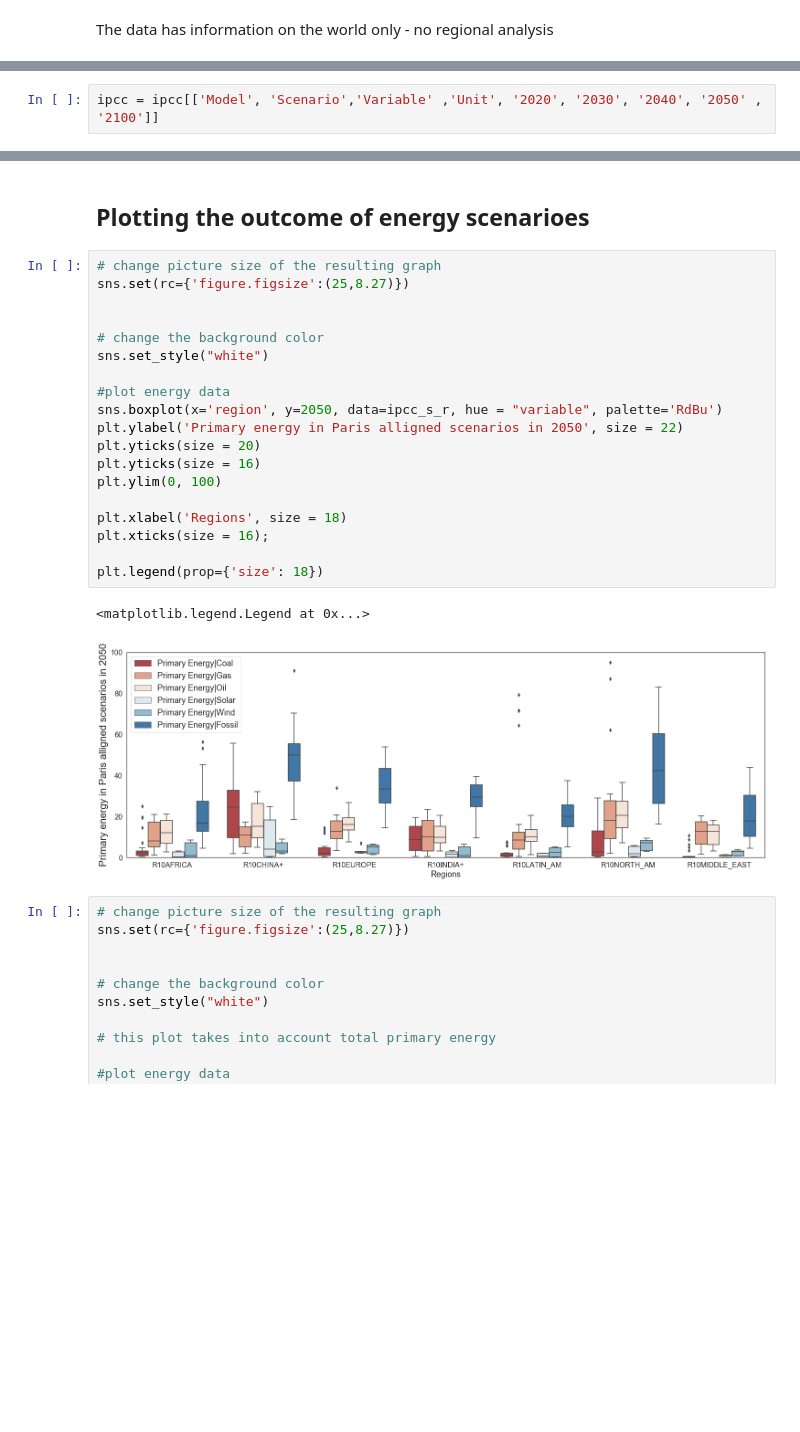
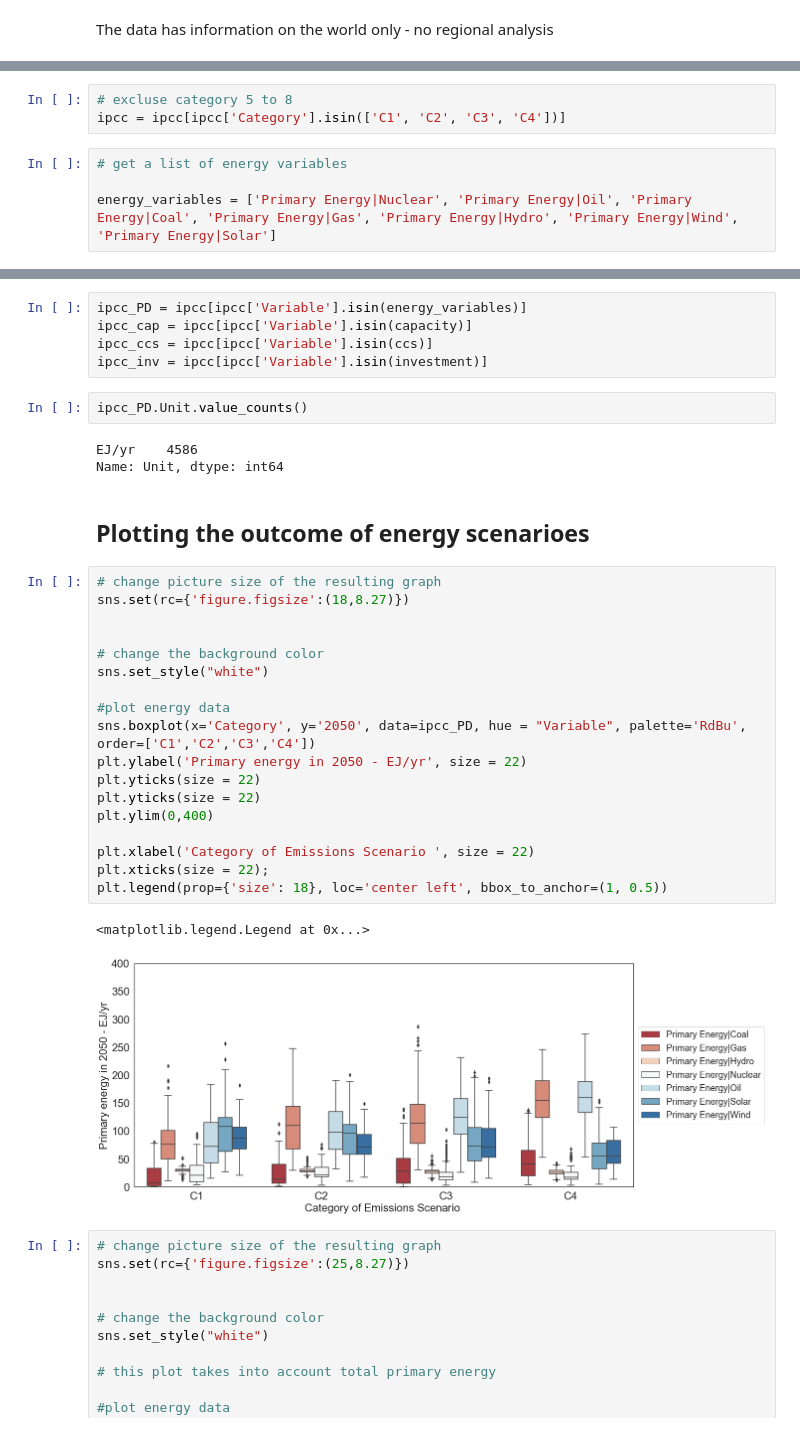
Before and after one commit to muadelm/IPCC_Scenarios, a Jupyter notebook: demand_emissions_categories/IPCC_demand_emissions_categories_24August2022.ipynb, the cells around one changed output, grey strips where cells are left out. Drawn from its saved outputs; the diff is of its cells as text; blank space fills up the shorter version.

Commit message:
energy demand at each emissions category

```diff
--- a/demand_emissions_categories/IPCC_demand_emissions_categories_24August2022.ipynb
+++ b/demand_emissions_categories/IPCC_demand_emissions_categories_24August2022.ipynb
@@ -159,2 +149,0 @@ ipcc.shape
-# %%
-ipcc = ipcc[['Model', 'Scenario','Variable' ,'Unit', '2020', '2030', '2040', '2050' , '2100']]
@@ -230,0 +176,7 @@ ipcc_final = ipcc.melt(id_vars = ['model','scenario','region'],
+# %%
+# excluse category 5 to 8
+ipcc = ipcc[ipcc['Category'].isin(['C1', 'C2', 'C3', 'C4'])]
+# %%
+# get a list of energy variables
+
+energy_variables = ['Primary Energy|Nuclear', 'Primary Energy|Oil', 'Primary Energy|Coal', 'Primary Energy|Gas', 'Primary Energy|Hydro', 'Primary Energy|Wind', 'Primary Energy|Solar']
@@ -231,27 +221,36 @@ ipcc_final = ipcc.melt(id_vars = ['model','scenario','region'],
+# %%
+ipcc_PD = ipcc[ipcc['Variable'].isin(energy_variables)]
+ipcc_cap = ipcc[ipcc['Variable'].isin(capacity)]
+ipcc_ccs = ipcc[ipcc['Variable'].isin(ccs)]
+ipcc_inv = ipcc[ipcc['Variable'].isin(investment)]
+# %%
+ipcc_PD.Unit.value_counts()
+# %% [output]
+EJ/yr    4586
+Name: Unit, dtype: int64
 # %% [markdown]
 ## Plotting the outcome of energy scenarioes
 # %%
 # change picture size of the resulting graph
-sns.set(rc={'figure.figsize':(25,8.27)})
+sns.set(rc={'figure.figsize':(18,8.27)})
 
 
 # change the background color
 sns.set_style("white")
 
 #plot energy data
-sns.boxplot(x='region', y=2050, data=ipcc_s_r, hue = "variable", palette='RdBu')
-plt.ylabel('Primary energy in Paris alligned scenarios in 2050', size = 22)
-plt.yticks(size = 20)
-plt.yticks(size = 16)
-plt.ylim(0, 100)
+sns.boxplot(x='Category', y='2050', data=ipcc_PD, hue = "Variable", palette='RdBu', order=['C1','C2','C3','C4'])
+plt.ylabel('Primary energy in 2050 - EJ/yr', size = 22)
+plt.yticks(size = 22)
+plt.yticks(size = 22)
+plt.ylim(0,400)
 
-plt.xlabel('Regions', size = 18)
-plt.xticks(size = 16);
-
-plt.legend(prop={'size': 18})
+plt.xlabel('Category of Emissions Scenario ', size = 22)
+plt.xticks(size = 22);
+plt.legend(prop={'size': 18}, loc='center left', bbox_to_anchor=(1, 0.5))
 # %% [output]
 <matplotlib.legend.Legend at 0x...>
-[figure, old version]
+[figure, new version]
 # %%
 # change picture size of the resulting graph
 sns.set(rc={'figure.figsize':(25,8.27)})
```
Also changed, not shown: parts of 21 cells of this notebook.
